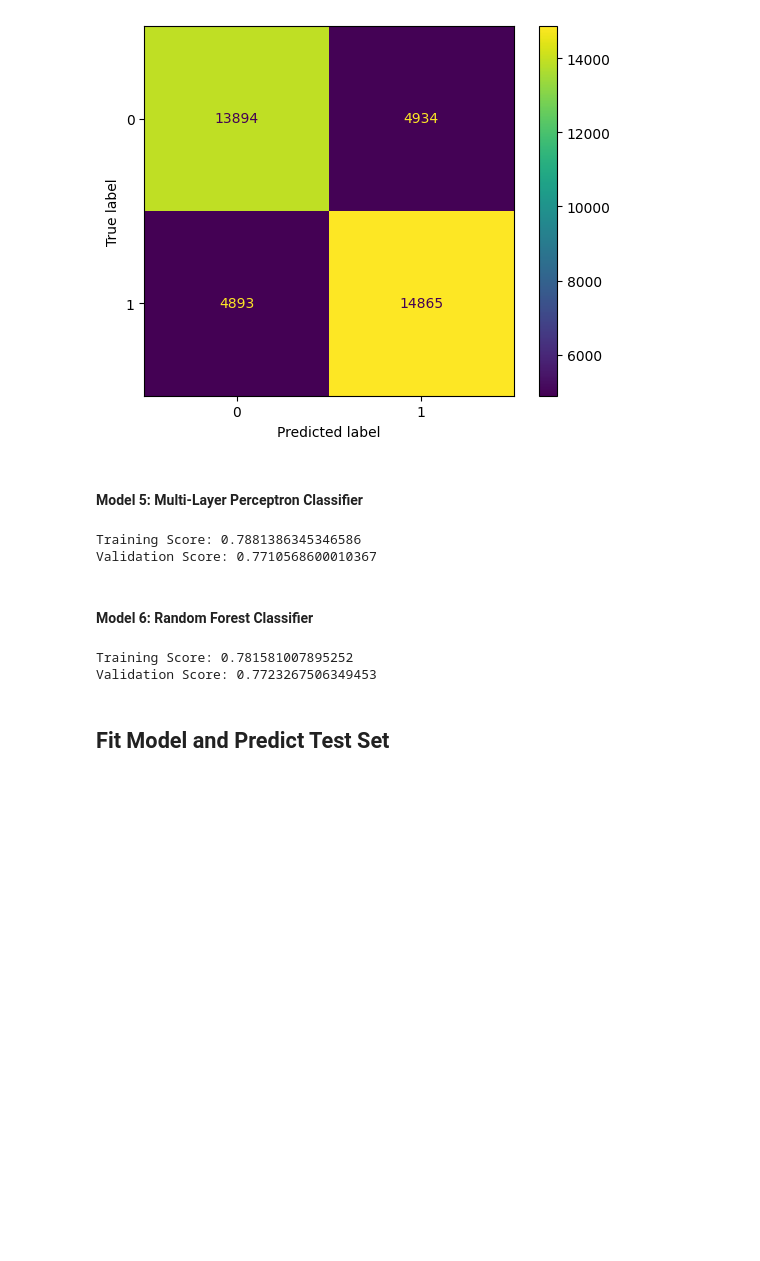
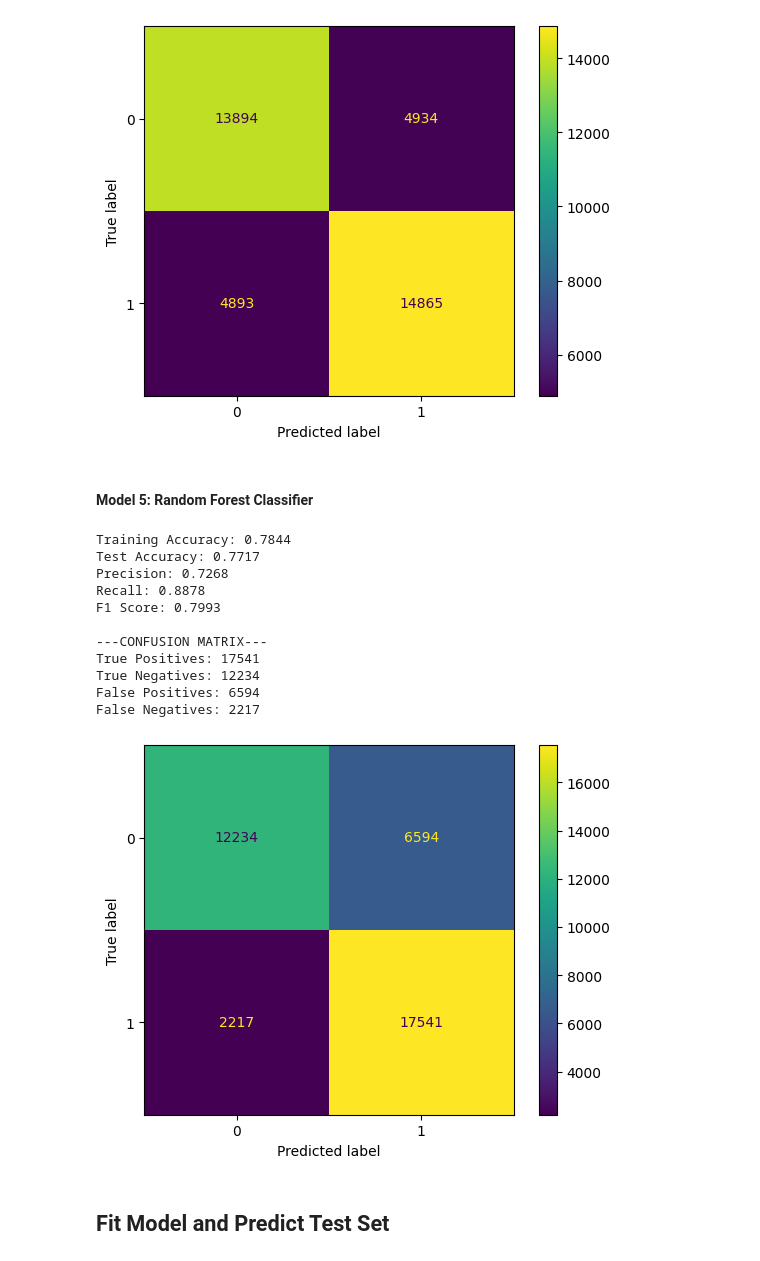
Before and after one commit to josh97ellis/customer-return-prediction, a Jupyter notebook: src/testing.ipynb, the cells around one changed output. Saved outputs shown, nothing was run; the diff lists cells and outputs as text; code cells hidden in the pictures; blank space fills up the shorter version.

```diff
--- a/src/testing.ipynb
+++ b/src/testing.ipynb
@@ -287,42 +289,37 @@ False Positives: 4934
 False Negatives: 4893
 [figure]
 # %% [markdown]
-#### **Model 5: Multi-Layer Perceptron Classifier**
+#### **Model 5: Random Forest Classifier**
 # %%
-from sklearn.neural_network import MLPClassifier
+from sklearn.ensemble import RandomForestClassifier
 
-clf = MLPClassifier()
+clf = RandomForestClassifier(
+    bootstrap=False,
+    max_depth=10,
+    max_features='log2',
+    min_samples_leaf=1,
+    min_samples_split=2,
+    n_estimators=100
+)
 
 pipeline = Pipeline([
-    ('preprocessor', generic_preprocessor),
+    ('preprocessor', treebased_preprocessor),
     ('model', clf)])
 
 evaluate_confusion_matrix(pipeline, X_train_prepped, X_validation_prepped, y_train, y_validation)
 # %% [output]
-Training Score: 0.7881386345346586
-Validation Score: 0.7710568600010367
+Training Accuracy: 0.7844
+Test Accuracy: 0.7717
+Precision: 0.7268
+Recall: 0.8878
+F1 Score: 0.7993
+
+---CONFUSION MATRIX---
+True Positives: 17541
+True Negatives: 12234
+False Positives: 6594
+False Negatives: 2217
+[figure, added]
-# %% [markdown]
-#### **Model 6: Random Forest Classifier**
-# %%
-from sklearn.ensemble import RandomForestClassifier
-
-clf = RandomForestClassifier(
-    bootstrap=True,
-    max_depth=10,
-    max_features='log2',
-    min_samples_leaf=2,
-    min_samples_split=12,
-    n_estimators=500
-)
-
-pipeline = Pipeline([
-    ('preprocessor', treebased_preprocessor),
-    ('model', clf)])
-
-evaluate_confusion_matrix(pipeline, X_train_prepped, X_validation_prepped, y_train, y_validation)
-# %% [output]
-Training Score: 0.781581007895252
-Validation Score: 0.7723267506349453
 # %% [markdown]
 ## Fit Model and Predict Test Set
 # %% [markdown]
```
Also changed, not shown: parts of 5 cells of this notebook, 2 other files.
